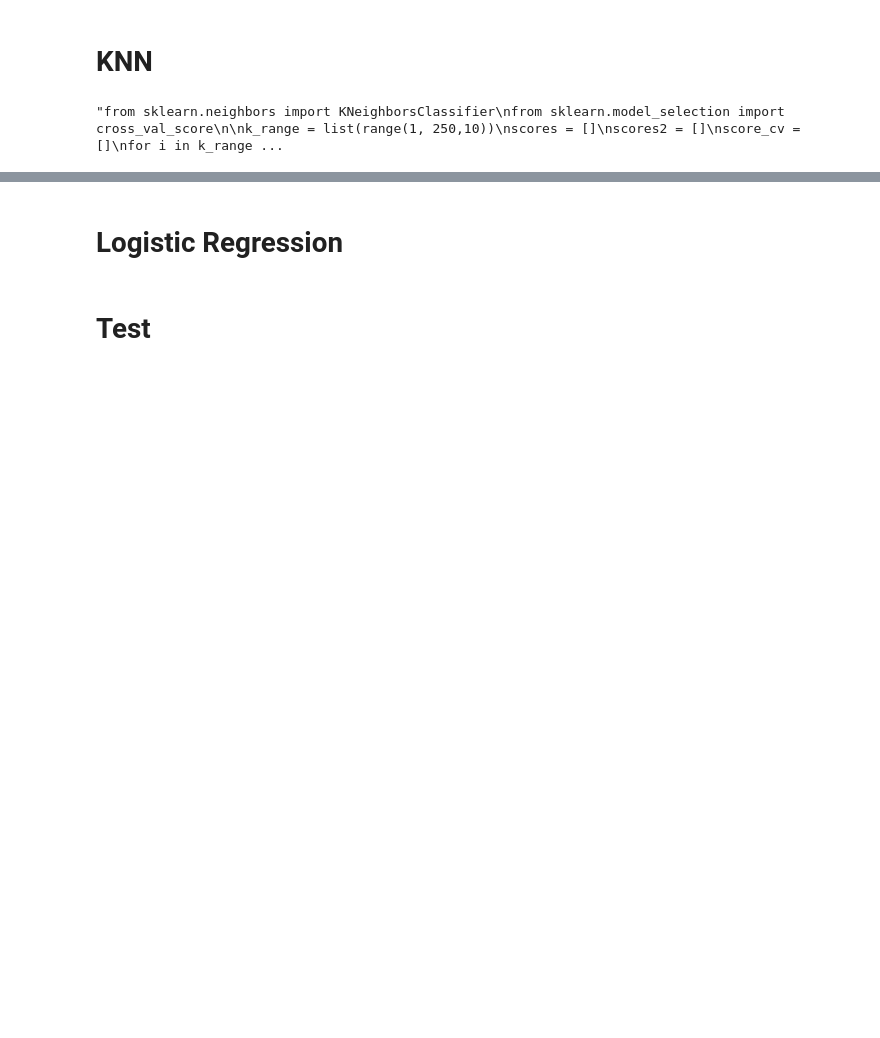
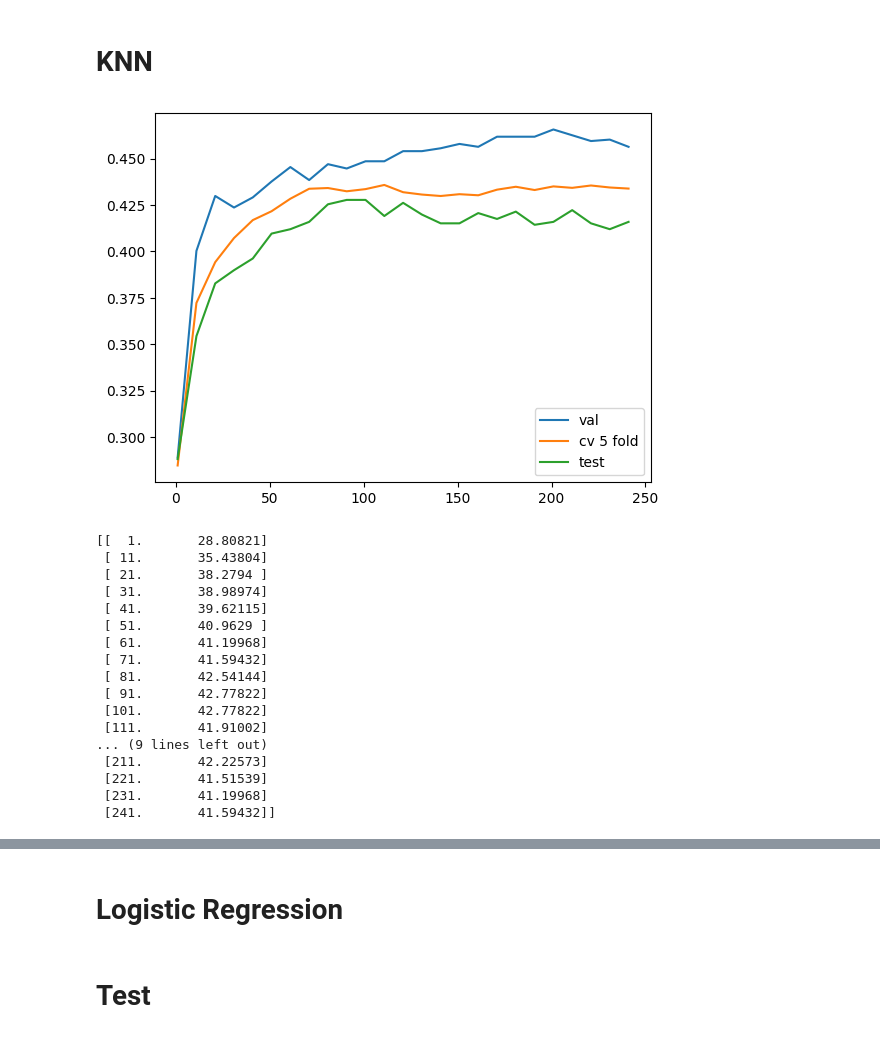
Before and after one commit to TanatPi/ESWD-Term-Project, a Jupyter notebook: true-false-news-classification-eswd-term-project.ipynb, the cells around one changed output, grey strips where cells are left out. Drawn from its saved outputs; the diff is of its cells as text; code cells hidden in the pictures; blank space fills up the shorter version.

```diff
--- a/true-false-news-classification-eswd-term-project.ipynb
+++ b/true-false-news-classification-eswd-term-project.ipynb
@@ -708,31 +660,48 @@ print(metrics.accuracy_score(y_v['label_6'], y_pred))
 # %% [markdown]
 # KNN
 # %%
-'''from sklearn.neighbors import KNeighborsClassifier
+from sklearn.neighbors import KNeighborsClassifier
 from sklearn.model_selection import cross_val_score
 
 k_range = list(range(1, 250,10))
 scores = []
 scores2 = []
 score_cv = []
 for i in k_range:
     knn = KNeighborsClassifier(n_neighbors=i,weights = 'distance')
     knn.fit(X_train, y_train)
     y_pred = knn.predict(X_v)
     y_pred2 = knn.predict(X_test)
     cv_scores = cross_val_score(knn, X_train, y_train.iloc[:,label], cv=5)
     scores.append(metrics.accuracy_score(y_v.iloc[:,label], y_pred[:,label]))
     score_cv.append(cv_scores.mean())
     scores2.append(metrics.accuracy_score(y_test.iloc[:,label], y_pred2[:,label]))
 
 plt.plot(k_range, scores, label = 'val')
 plt.plot(k_range, score_cv, label = 'cv 5 fold')
 plt.plot(k_range, scores2, label = 'test')
 plt.legend()
 plt.show()
-print(np.transpose(np.array([k_range,np.around(scores2,7)*100])))'''
+print(np.transpose(np.array([k_range,np.around(scores2,7)*100])))
 # %% [output]
+[figure, added]
-"from sklearn.neighbors import KNeighborsClassifier\nfrom sklearn.model_selection import cross_val_score\n\nk_range = list(range(1, 250,10))\nscores = []\nscores2 = []\nscore_cv = []\nfor i in k_range ...
+[[  1.       28.80821]
+ [ 11.       35.43804]
+ [ 21.       38.2794 ]
+ [ 31.       38.98974]
+ [ 41.       39.62115]
+ [ 51.       40.9629 ]
+ [ 61.       41.19968]
+ [ 71.       41.59432]
+ [ 81.       42.54144]
+ [ 91.       42.77822]
+ [101.       42.77822]
+ [111.       41.91002]
+... (9 lines left out)
+ [211.       42.22573]
+ [221.       41.51539]
+ [231.       41.19968]
+ [241.       41.59432]]
 # %%
 from sklearn.metrics import confusion_matrix, ConfusionMatrixDisplay
 # n = 31
```
Also changed, not shown: parts of 15 cells of this notebook.
